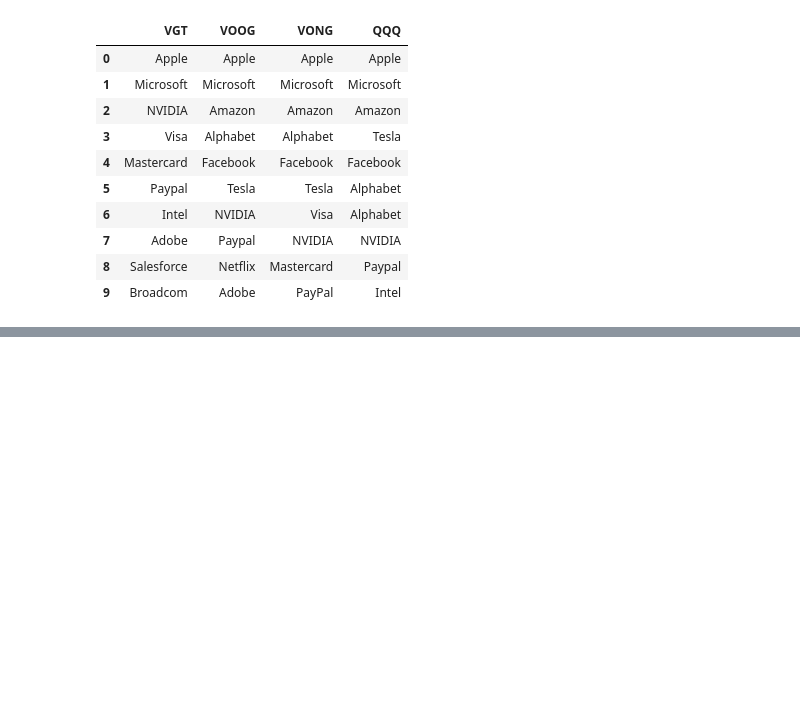
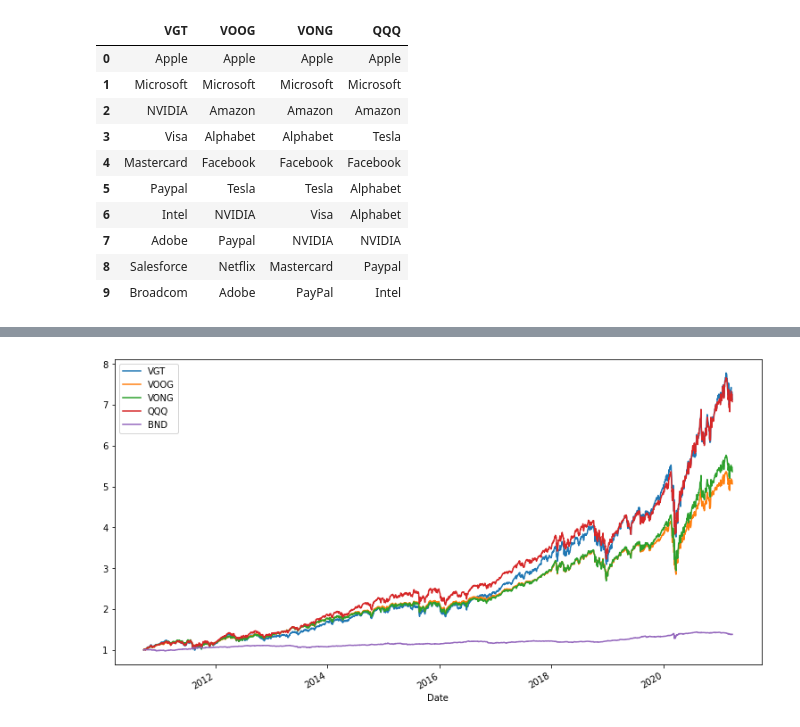
Before and after one commit to Yongliang-Shi/market-prediction, a Jupyter notebook: explore_ark.ipynb, the cells around one changed output, grey strips where cells are left out. Drawn from its saved outputs; the diff is of its cells as text; code cells hidden in the pictures; blank space fills up the shorter version.

```diff
--- a/explore_ark.ipynb
+++ b/explore_ark.ipynb
@@ -740,0 +748,13 @@ df_top10
+# %%
+etfs = ['VGT', 'VOOG', 'VONG', 'QQQ', 'BND']
+
+# Set up the start and end dates
+
+start_date = '2010-09-20'
+end_date = date.today()
+
+# Download the historical data of the interested stocks
+df_etfs = acquire.acquire_stock_data(etfs, 'yahoo', start_date, end_date)
+
+# Take a quick peek at the data
+df_etfs.head()
@@ -740,0 +769,5 @@ df_top10
+# %%
+# Drop the rows with NaN values
+
+df_etfs = df_etfs.loc["2010-09-22":]
+df_etfs.head()
@@ -740,0 +798,7 @@ df_top10
+# %%
+# Plot their returns if I invest $1 on 2010-09-22
+
+df_etfs.apply(lambda i: i/i.head(1).values, axis=0).plot(figsize=(13,7))
+plt.show()
+# %% [output]
+[figure, added]
```
Also changed, not shown: parts of 16 cells of this notebook.
